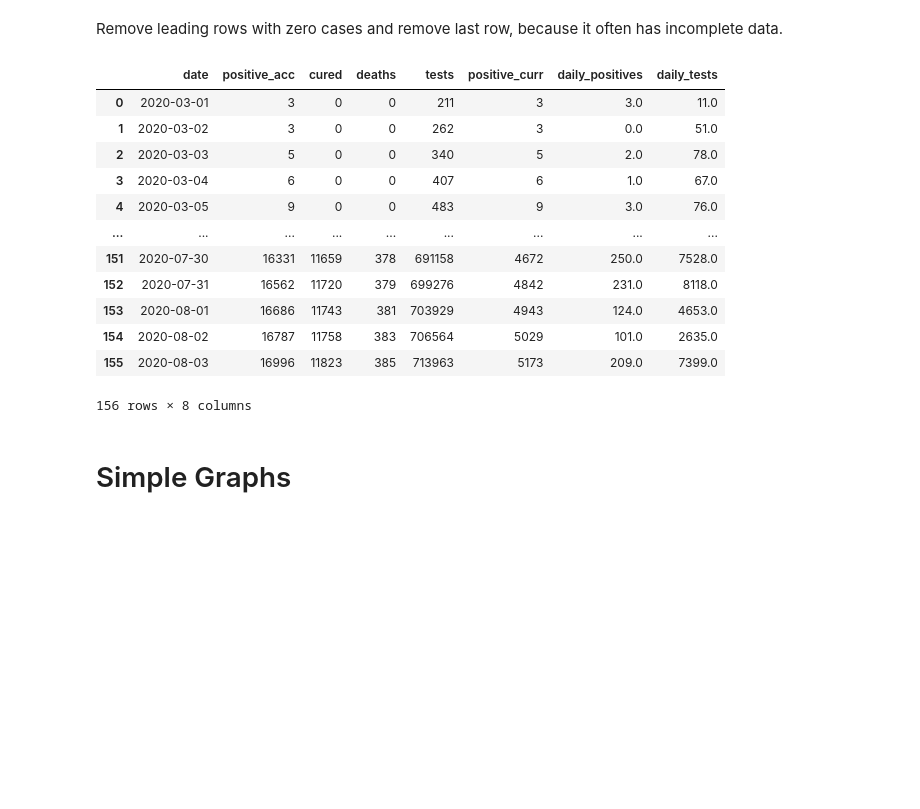
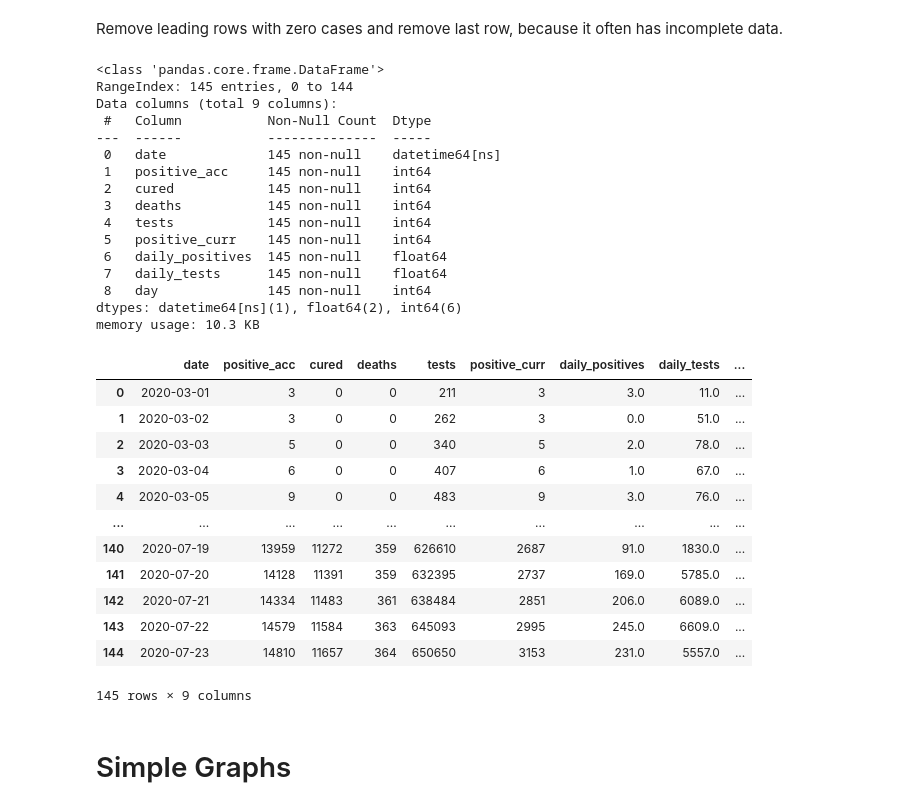
Before and after one commit to Gregofi/corona-czechia, a Jupyter notebook: corona.ipynb, the cells around one changed output. Drawn from its saved outputs; the diff is of its cells as text; code cells hidden in the pictures; blank space fills up the shorter version.

```diff
--- a/corona.ipynb
+++ b/corona.ipynb
@@ -66,31 +71,59 @@ Remove leading rows with zero cases and remove last row, because it often has in
 # %%
 corona_Pmask = corona['daily_positives'] > 0
 
 # Count how many leading rows have 0 cases, stop when we encounter a row that has cases.
 count = 0
 for x in corona_Pmask:
     if x:
         break
     count += 1
 
+# Remove first 'count' rows.
 corona = corona.iloc[count:]
+
+# Remove last row, it often has incomplete number of tests.
 corona = corona[:-1]
+
+# Reset indexes.
 corona = corona.reset_index(drop=True)
-display(corona)
+corona['day'] = corona.index
+
+# Convert columns to numeric.
+numeric_columns = corona.columns.drop('date')
+corona[numeric_columns] = corona[numeric_columns].apply(pd.to_numeric)
+
+corona.info()
+corona
 # %% [output]
+<class 'pandas.core.frame.DataFrame'>
+RangeIndex: 145 entries, 0 to 144
+Data columns (total 9 columns):
+ #   Column           Non-Null Count  Dtype
+---  ------           --------------  -----
+ 0   date             145 non-null    datetime64[ns]
+ 1   positive_acc     145 non-null    int64
+ 2   cured            145 non-null    int64
+ 3   deaths           145 non-null    int64
+ 4   tests            145 non-null    int64
+ 5   positive_curr    145 non-null    int64
+ 6   daily_positives  145 non-null    float64
+ 7   daily_tests      145 non-null    float64
+ 8   day              145 non-null    int64
+dtypes: datetime64[ns](1), float64(2), int64(6)
+memory usage: 10.3 KB
-|  | date | positive_acc | cured | deaths | tests | positive_curr | daily_positives | daily_tests |
-| 0 | 2020-03-01 | 3 | 0 | 0 | 211 | 3 | 3.0 | 11.0 |
-| 1 | 2020-03-02 | 3 | 0 | 0 | 262 | 3 | 0.0 | 51.0 |
-| 2 | 2020-03-03 | 5 | 0 | 0 | 340 | 5 | 2.0 | 78.0 |
-| 3 | 2020-03-04 | 6 | 0 | 0 | 407 | 6 | 1.0 | 67.0 |
-| 4 | 2020-03-05 | 9 | 0 | 0 | 483 | 9 | 3.0 | 76.0 |
-| ... | ... | ... | ... | ... | ... | ... | ... | ... |
-| 151 | 2020-07-30 | 16331 | 11659 | 378 | 691158 | 4672 | 250.0 | 7528.0 |
-| 152 | 2020-07-31 | 16562 | 11720 | 379 | 699276 | 4842 | 231.0 | 8118.0 |
-| 153 | 2020-08-01 | 16686 | 11743 | 381 | 703929 | 4943 | 124.0 | 4653.0 |
-| 154 | 2020-08-02 | 16787 | 11758 | 383 | 706564 | 5029 | 101.0 | 2635.0 |
-| 155 | 2020-08-03 | 16996 | 11823 | 385 | 713963 | 5173 | 209.0 | 7399.0 |
+|  | date | positive_acc | cured | deaths | tests | positive_curr | daily_positives | daily_tests | ... |
+| 0 | 2020-03-01 | 3 | 0 | 0 | 211 | 3 | 3.0 | 11.0 | ... |
+| 1 | 2020-03-02 | 3 | 0 | 0 | 262 | 3 | 0.0 | 51.0 | ... |
+| 2 | 2020-03-03 | 5 | 0 | 0 | 340 | 5 | 2.0 | 78.0 | ... |
+| 3 | 2020-03-04 | 6 | 0 | 0 | 407 | 6 | 1.0 | 67.0 | ... |
+| 4 | 2020-03-05 | 9 | 0 | 0 | 483 | 9 | 3.0 | 76.0 | ... |
+| ... | ... | ... | ... | ... | ... | ... | ... | ... | ... |
+| 140 | 2020-07-19 | 13959 | 11272 | 359 | 626610 | 2687 | 91.0 | 1830.0 | ... |
+| 141 | 2020-07-20 | 14128 | 11391 | 359 | 632395 | 2737 | 169.0 | 5785.0 | ... |
+| 142 | 2020-07-21 | 14334 | 11483 | 361 | 638484 | 2851 | 206.0 | 6089.0 | ... |
+| 143 | 2020-07-22 | 14579 | 11584 | 363 | 645093 | 2995 | 245.0 | 6609.0 | ... |
+| 144 | 2020-07-23 | 14810 | 11657 | 364 | 650650 | 3153 | 231.0 | 5557.0 | ... |
-156 rows × 8 columns
+145 rows × 9 columns
 # %% [markdown]
 # Simple Graphs
 # %% [markdown]
```
Also changed, not shown: parts of 12 cells of this notebook.
